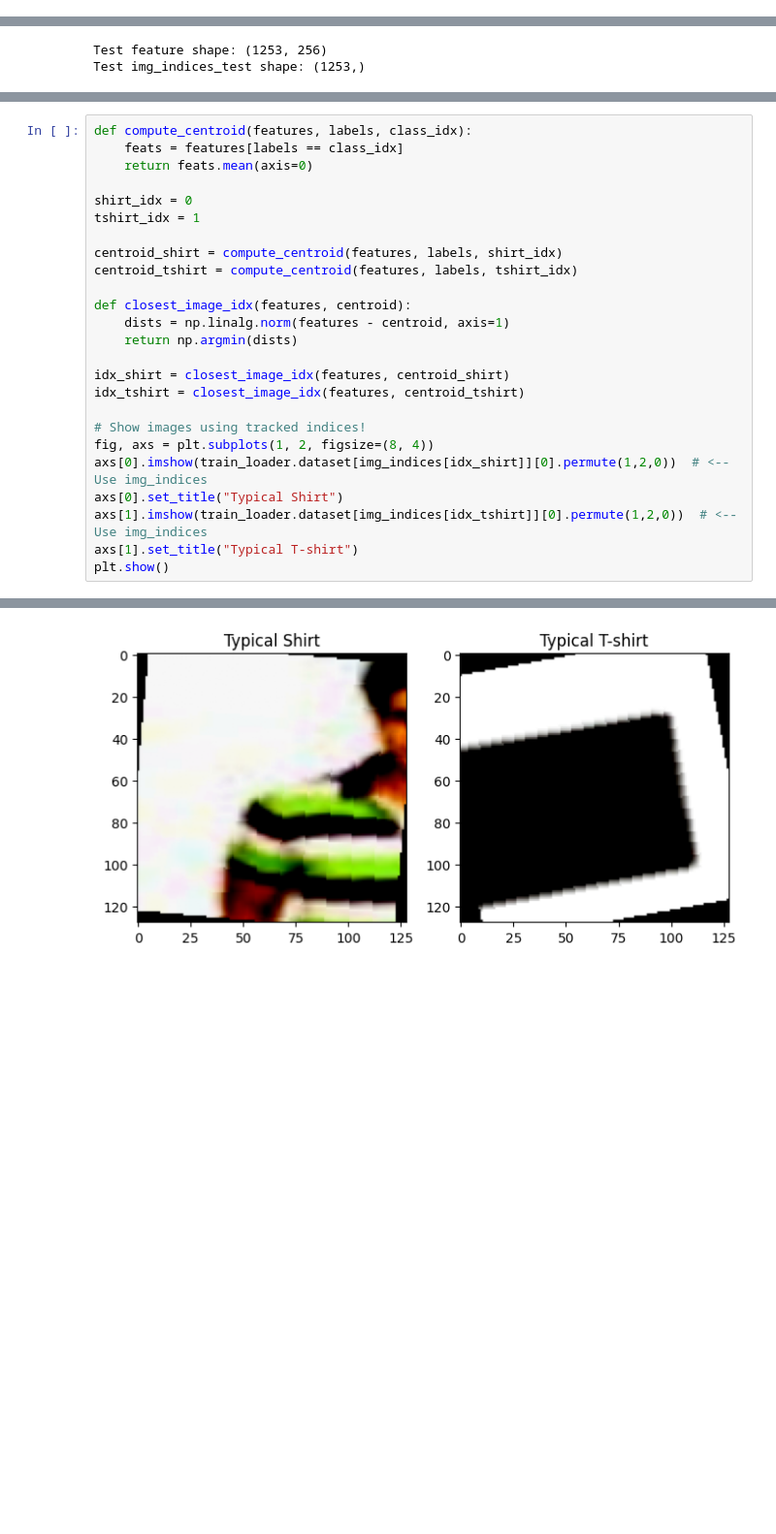
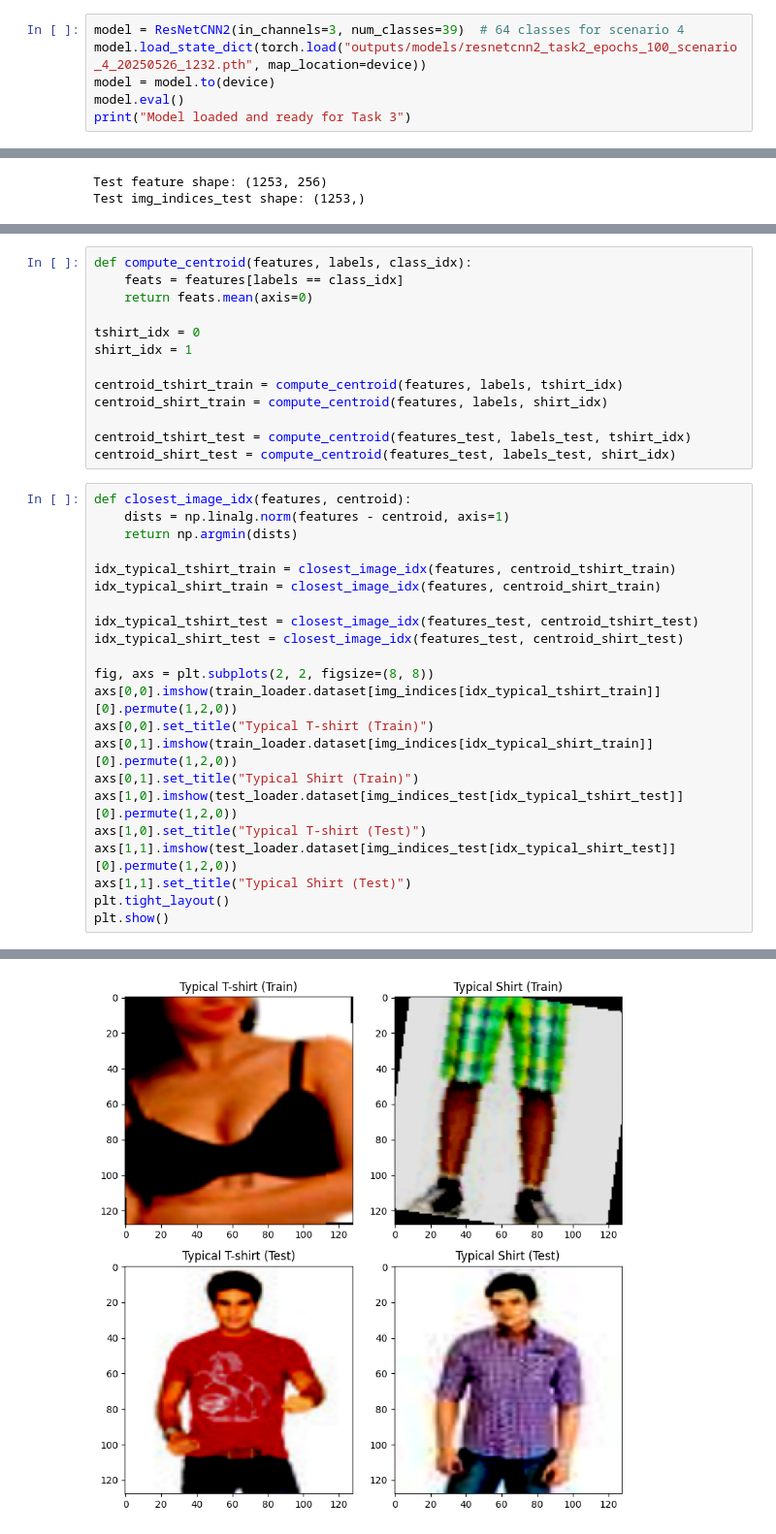
Before and after one commit to Aniket-Mishra/2AMM15_Deep_Learning, a Jupyter notebook: Assighment_1/ass1_skeleton.ipynb, the cells around one changed output, grey strips where cells are left out. Shown at 97% size. Cells and saved outputs as stored; diff of their text form; blank space fills up the shorter version.

```diff
--- a/Assighment_1/ass1_skeleton.ipynb
+++ b/Assighment_1/ass1_skeleton.ipynb
@@ -739,3 +723,9 @@ Saved model to outputs/models/resnetcnn2_task2_epochs_100_scenario_4_20250526_12
 # your solution
 # test dataset: merged_test_dataset
 # support/catalog dataset: support_test_dataset
+# %%
+model = ResNetCNN2(in_channels=3, num_classes=39)  # 64 classes for scenario 4
+model.load_state_dict(torch.load("outputs/models/resnetcnn2_task2_epochs_100_scenario_4_20250526_1232.pth", map_location=device))
+model = model.to(device)
+model.eval()
+print("Model loaded and ready for Task 3")
@@ -907,26 +1238,36 @@ dataset.df
+# %%
+def compute_centroid(features, labels, class_idx):
+    feats = features[labels == class_idx]
+    return feats.mean(axis=0)
+
+tshirt_idx = 0
+shirt_idx = 1
+
+centroid_tshirt_train = compute_centroid(features, labels, tshirt_idx)
+centroid_shirt_train = compute_centroid(features, labels, shirt_idx)
+
+centroid_tshirt_test = compute_centroid(features_test, labels_test, tshirt_idx)
+centroid_shirt_test = compute_centroid(features_test, labels_test, shirt_idx)
 # %%
-def compute_centroid(features, labels, class_idx):
-    feats = features[labels == class_idx]
-    return feats.mean(axis=0)
-
-shirt_idx = 0
-tshirt_idx = 1
-
-centroid_shirt = compute_centroid(features, labels, shirt_idx)
-centroid_tshirt = compute_centroid(features, labels, tshirt_idx)
-
 def closest_image_idx(features, centroid):
     dists = np.linalg.norm(features - centroid, axis=1)
     return np.argmin(dists)
 
-idx_shirt = closest_image_idx(features, centroid_shirt)
-idx_tshirt = closest_image_idx(features, centroid_tshirt)
+idx_typical_tshirt_train = closest_image_idx(features, centroid_tshirt_train)
+idx_typical_shirt_train = closest_image_idx(features, centroid_shirt_train)
 
-# Show images using tracked indices!
-fig, axs = plt.subplots(1, 2, figsize=(8, 4))
-axs[0].imshow(train_loader.dataset[img_indices[idx_shirt]][0].permute(1,2,0))  # <-- Use img_indices
-axs[0].set_title("Typical Shirt")
-axs[1].imshow(train_loader.dataset[img_indices[idx_tshirt]][0].permute(1,2,0))  # <-- Use img_indices
-axs[1].set_title("Typical T-shirt")
+idx_typical_tshirt_test = closest_image_idx(features_test, centroid_tshirt_test)
+idx_typical_shirt_test = closest_image_idx(features_test, centroid_shirt_test)
+
+fig, axs = plt.subplots(2, 2, figsize=(8, 8))
+axs[0,0].imshow(train_loader.dataset[img_indices[idx_typical_tshirt_train]][0].permute(1,2,0))
+axs[0,0].set_title("Typical T-shirt (Train)")
+axs[0,1].imshow(train_loader.dataset[img_indices[idx_typical_shirt_train]][0].permute(1,2,0))
+axs[0,1].set_title("Typical Shirt (Train)")
+axs[1,0].imshow(test_loader.dataset[img_indices_test[idx_typical_tshirt_test]][0].permute(1,2,0))
+axs[1,0].set_title("Typical T-shirt (Test)")
+axs[1,1].imshow(test_loader.dataset[img_indices_test[idx_typical_shirt_test]][0].permute(1,2,0))
+axs[1,1].set_title("Typical Shirt (Test)")
+plt.tight_layout()
 plt.show()
 # %% [output]
@@ -935 +1278 @@ Clipping input data to the valid range for imshow with RGB data ([0..1] for floa
-[figure, old version]
+[figure, new version]
```
Also changed, not shown: parts of 28 cells of this notebook, 14 other files.
